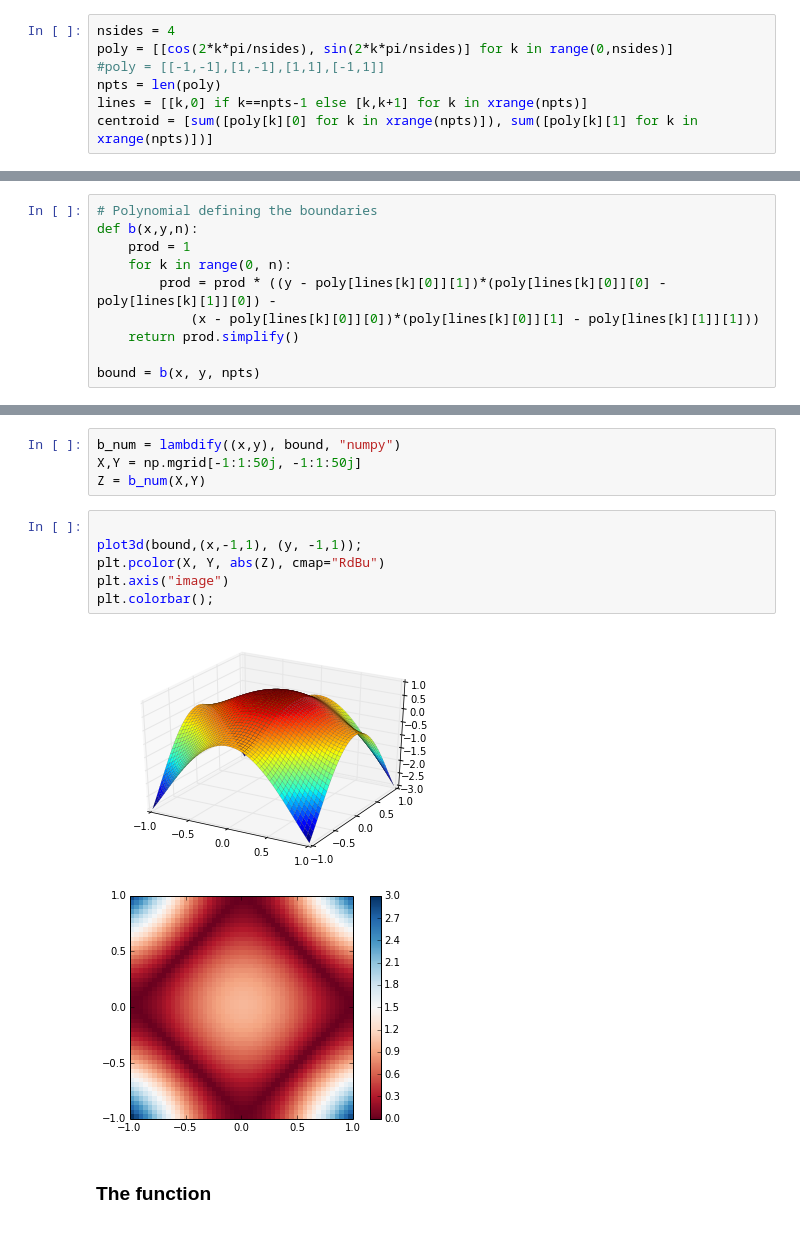
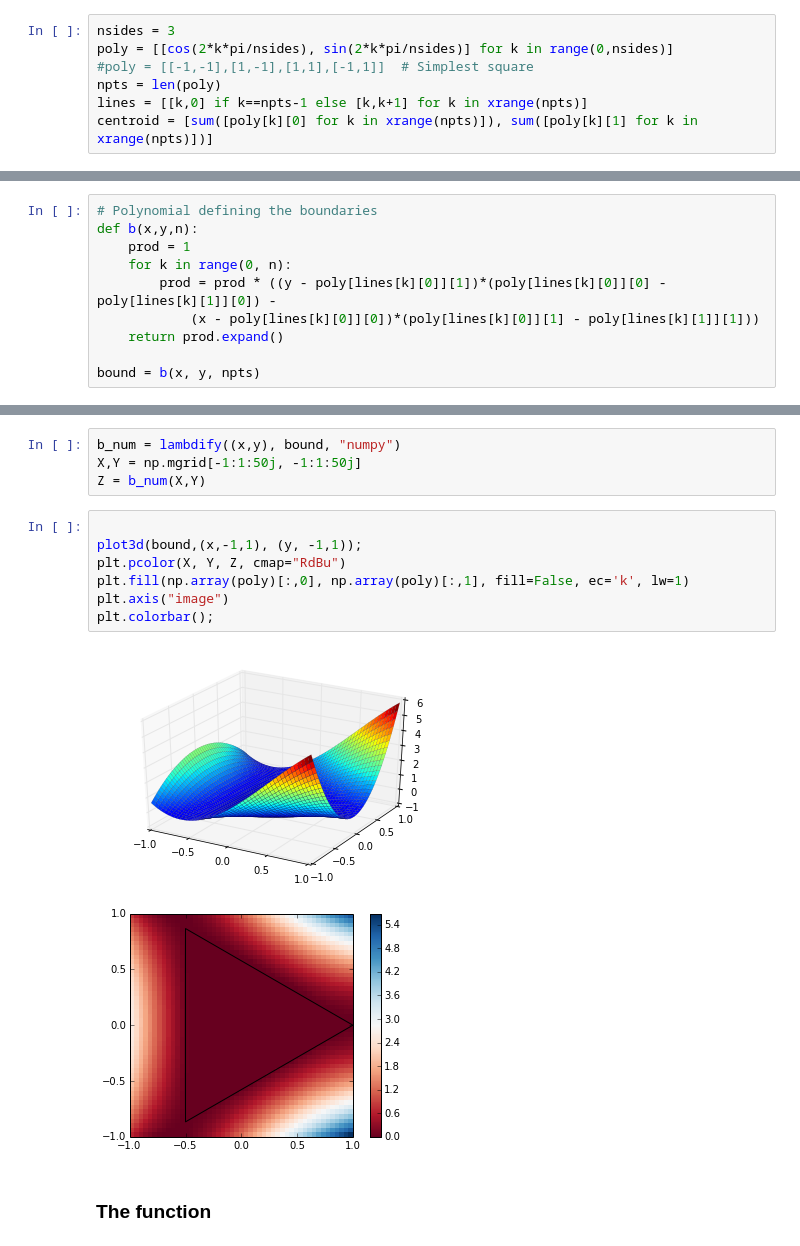
Before and after one commit to nicoguaro/FEM_resources, a Jupyter notebook: poly_ritz.ipynb, the cells around one changed output, grey strips where cells are left out. Drawn from its saved outputs; the diff is of its cells as text.

```diff
--- a/poly_ritz.ipynb
+++ b/poly_ritz.ipynb
@@ -69,9 +69,9 @@ The polygon is defined as a set of nodes and its conectivity
 from time import time
 t0 = time()
 # %%
-nsides = 4
+nsides = 3
 poly = [[cos(2*k*pi/nsides), sin(2*k*pi/nsides)] for k in range(0,nsides)]
-#poly = [[-1,-1],[1,-1],[1,1],[-1,1]]
+#poly = [[-1,-1],[1,-1],[1,1],[-1,1]]  # Simplest square
 npts = len(poly)
 lines = [[k,0] if k==npts-1 else [k,k+1] for k in xrange(npts)]
 centroid = [sum([poly[k][0] for k in xrange(npts)]), sum([poly[k][1] for k in xrange(npts)])]
@@ -103,7 +103,7 @@ def b(x,y,n):
     for k in range(0, n):
         prod = prod * ((y - poly[lines[k][0]][1])*(poly[lines[k][0]][0] - poly[lines[k][1]][0]) -
             (x - poly[lines[k][0]][0])*(poly[lines[k][0]][1] - poly[lines[k][1]][1]))
-    return prod.simplify()
+    return prod.expand()
 
 bound = b(x, y, npts)
 # %% [markdown]
@@ -115,12 +115,13 @@ Z = b_num(X,Y)
 # %%
 
 plot3d(bound,(x,-1,1), (y, -1,1));
-plt.pcolor(X, Y, abs(Z), cmap="RdBu")
+plt.pcolor(X, Y, Z, cmap="RdBu")
+plt.fill(np.array(poly)[:,0], np.array(poly)[:,1], fill=False, ec='k', lw=1)
 plt.axis("image")
 plt.colorbar();
 # %% [output]
-[figure, old version]
+[figure, new version]
-[figure, old version]
+[figure, new version]
 # %% [markdown]
 ### The function
 # %% [markdown]
```
Also changed, not shown: parts of 11 cells of this notebook, 3 other files.
